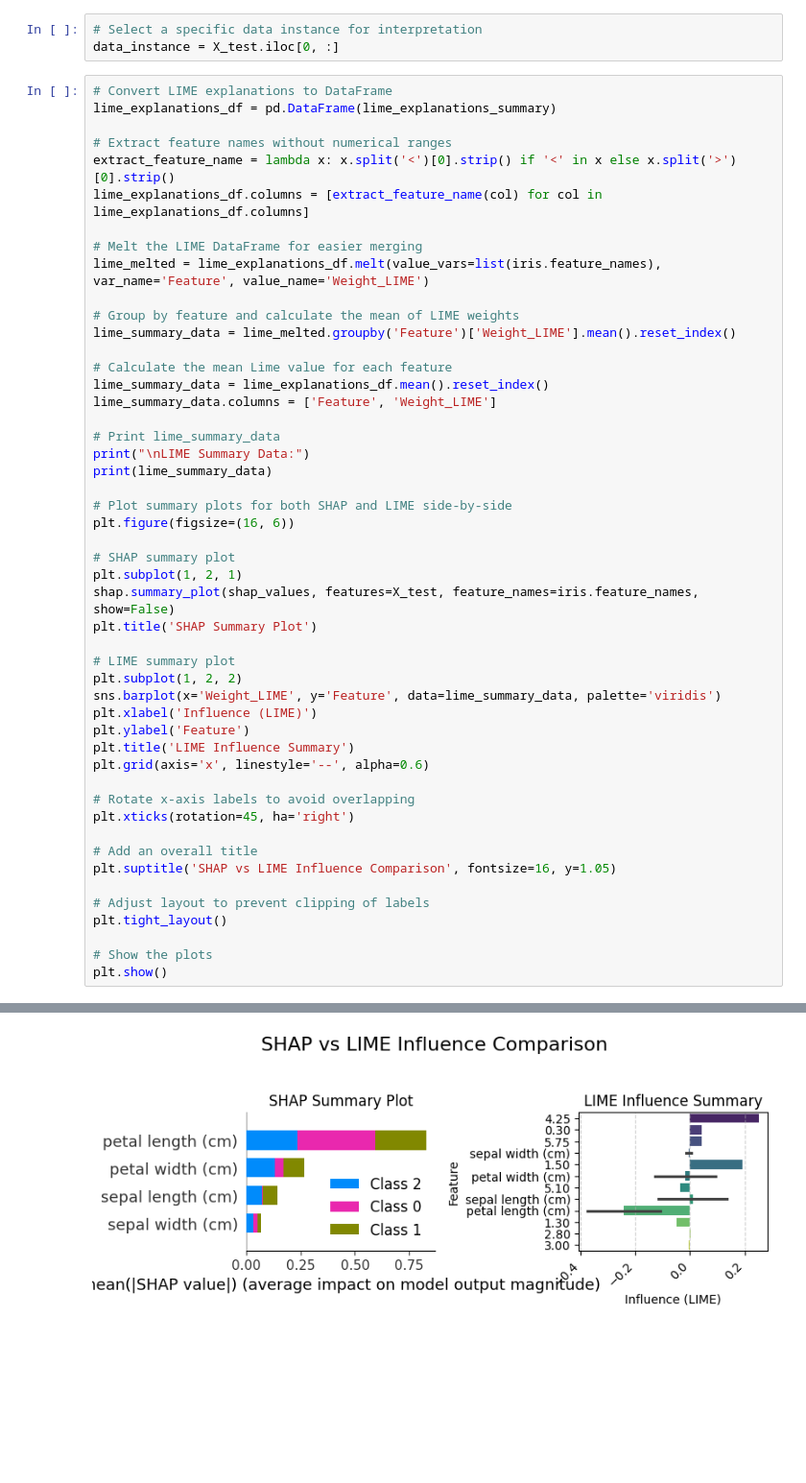
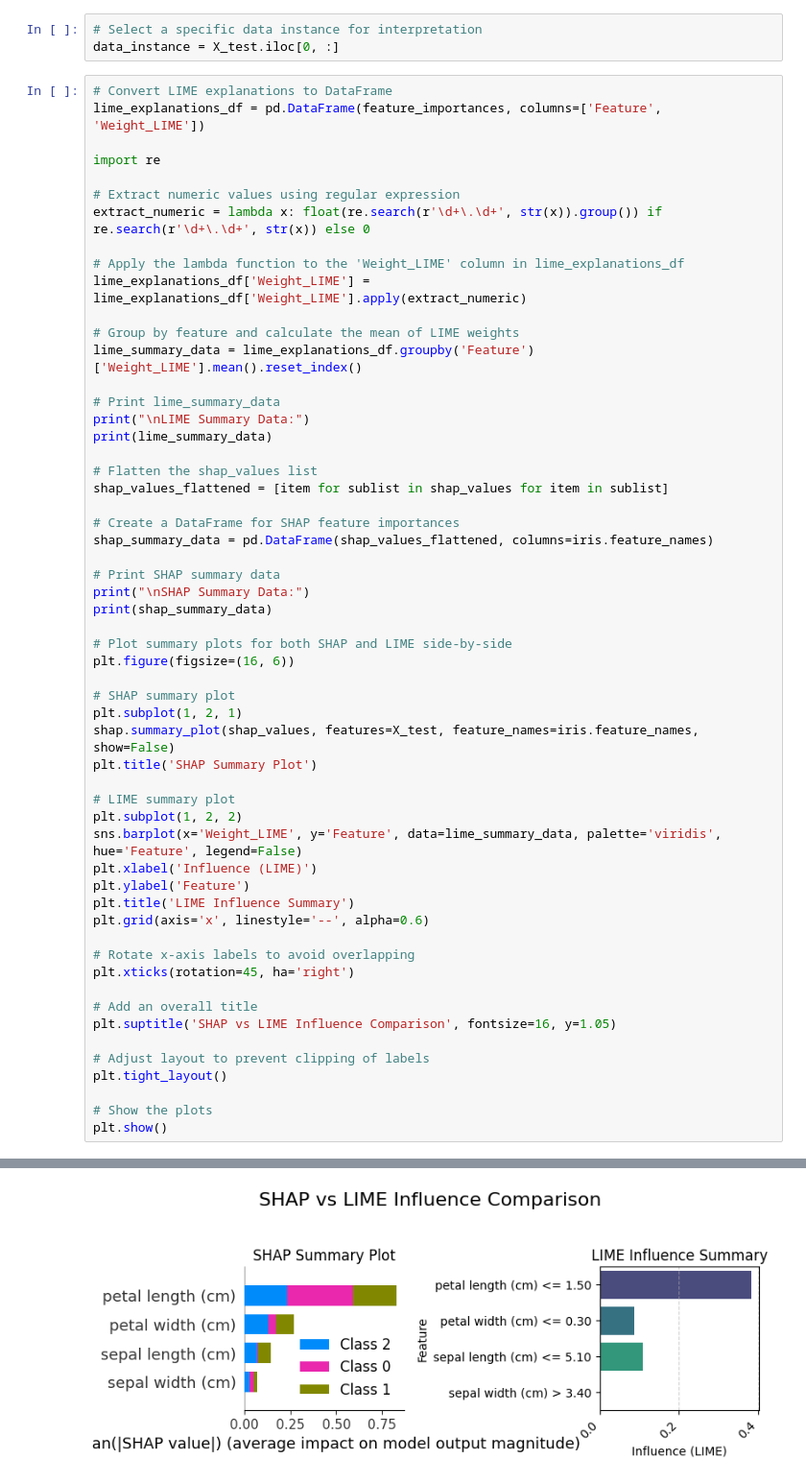
Before and after one commit to hublun/Beyond-ChatGPT, a Jupyter notebook: shap_lime_py.ipynb, the cells around one changed output, grey strips where cells are left out. Shown: that part at 96% size. Cells and saved outputs as stored; diff of their text form; blank space fills up the shorter version.

```diff
--- a/shap_lime_py.ipynb
+++ b/shap_lime_py.ipynb
@@ -245,25 +303,32 @@ X_test_array = X_test.values
 data_instance = X_test.iloc[0, :]
 # %%
 # Convert LIME explanations to DataFrame
-lime_explanations_df = pd.DataFrame(lime_explanations_summary)
+lime_explanations_df = pd.DataFrame(feature_importances, columns=['Feature', 'Weight_LIME'])
 
-# Extract feature names without numerical ranges
-extract_feature_name = lambda x: x.split('<')[0].strip() if '<' in x else x.split('>')[0].strip()
-lime_explanations_df.columns = [extract_feature_name(col) for col in lime_explanations_df.columns]
+import re
 
-# Melt the LIME DataFrame for easier merging
-lime_melted = lime_explanations_df.melt(value_vars=list(iris.feature_names), var_name='Feature', value_name='Weight_LIME')
+# Extract numeric values using regular expression
+extract_numeric = lambda x: float(re.search(r'\d+\.\d+', str(x)).group()) if re.search(r'\d+\.\d+', str(x)) else 0
+
+# Apply the lambda function to the 'Weight_LIME' column in lime_explanations_df
+lime_explanations_df['Weight_LIME'] = lime_explanations_df['Weight_LIME'].apply(extract_numeric)
 
 # Group by feature and calculate the mean of LIME weights
-lime_summary_data = lime_melted.groupby('Feature')['Weight_LIME'].mean().reset_index()
-
-# Calculate the mean Lime value for each feature
-lime_summary_data = lime_explanations_df.mean().reset_index()
-lime_summary_data.columns = ['Feature', 'Weight_LIME']
+lime_summary_data = lime_explanations_df.groupby('Feature')['Weight_LIME'].mean().reset_index()
 
 # Print lime_summary_data
 print("\nLIME Summary Data:")
 print(lime_summary_data)
+
+# Flatten the shap_values list
+shap_values_flattened = [item for sublist in shap_values for item in sublist]
+
+# Create a DataFrame for SHAP feature importances
+shap_summary_data = pd.DataFrame(shap_values_flattened, columns=iris.feature_names)
+
+# Print SHAP summary data
+print("\nSHAP Summary Data:")
+print(shap_summary_data)
 
 # Plot summary plots for both SHAP and LIME side-by-side
 plt.figure(figsize=(16, 6))
@@ -275,7 +340,7 @@ plt.title('SHAP Summary Plot')
 
 # LIME summary plot
 plt.subplot(1, 2, 2)
-sns.barplot(x='Weight_LIME', y='Feature', data=lime_summary_data, palette='viridis')
+sns.barplot(x='Weight_LIME', y='Feature', data=lime_summary_data, palette='viridis', hue='Feature', legend=False)
 plt.xlabel('Influence (LIME)')
 plt.ylabel('Feature')
 plt.title('LIME Influence Summary')
@@ -315 +378 @@ Passing `palette` without assigning `hue` is deprecated and will be removed in v
-[figure, old version]
+[figure, new version]
```
Also changed, not shown: parts of 7 cells of this notebook.
